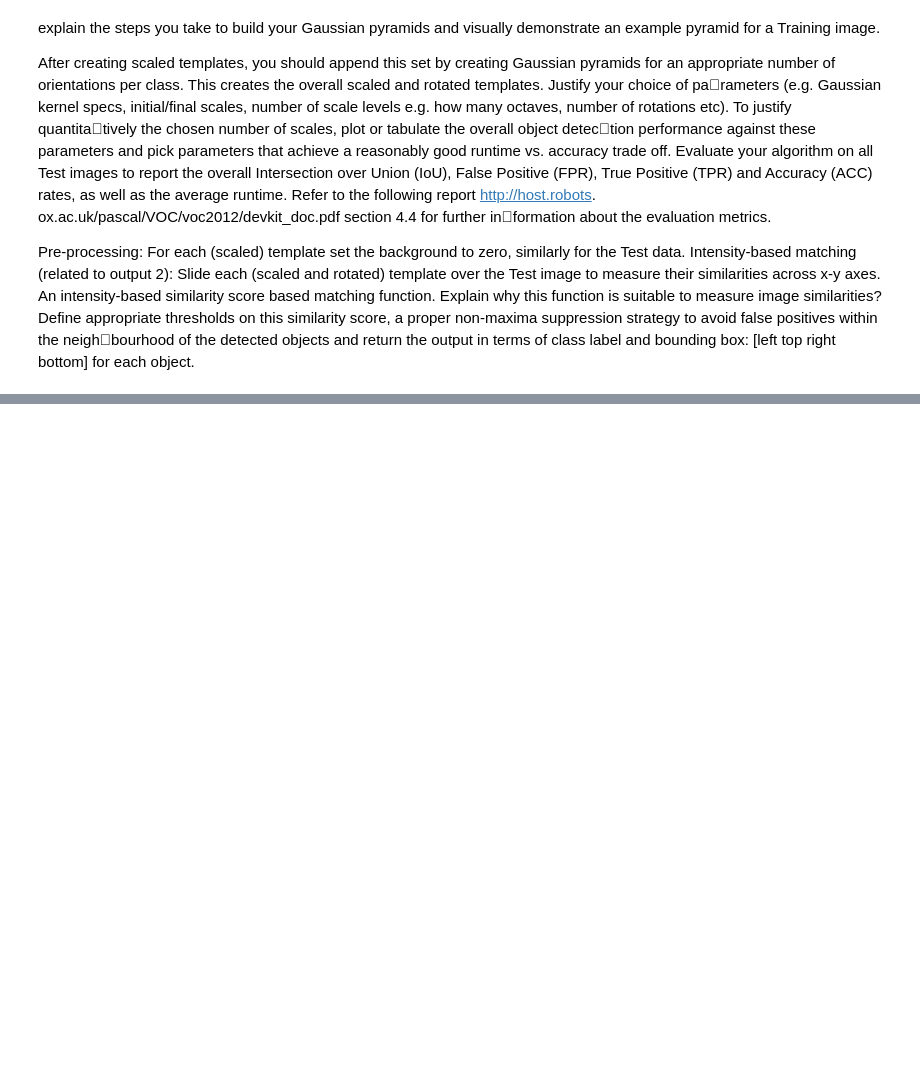
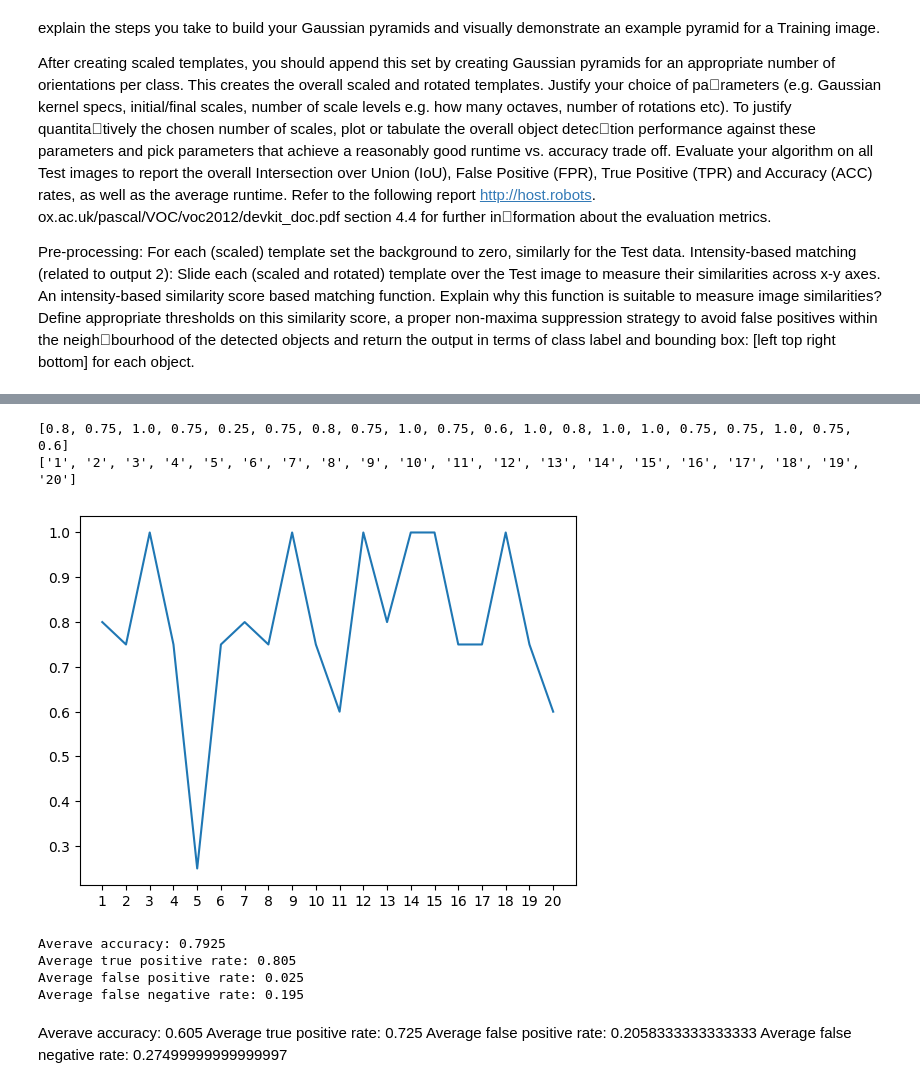
Before and after one commit to coeus-uk/computer-vision, a Jupyter notebook: Task2.ipynb, the cells around one changed output, grey strips where cells are left out. Drawn from its saved outputs; the diff is of its cells as text; code cells hidden in the pictures; blank space fills up the shorter version.

```diff
--- a/Task2.ipynb
+++ b/Task2.ipynb
@@ -82,19 +58,0 @@ Bounding boxes with opencv
-# %%
-images = task2.images_with_annotations(Path("Task2Dataset"))
-
-# Match templates for image 1 and display their bounding boxes
-img, annotations = next(images)
-template_bounds = [np.array([row.left, row.right, row.top, row.bottom])
-              for row in annotations.itertuples()]
-templates = [img[row.left:row.right, row.top:row.bottom]
-             for row in annotations.itertuples()]
-task2.predict_bounding_boxes_cv2(img, templates, template_bounds)
-plt.imshow(cv2.cvtColor(img, cv2.COLOR_GRAY2RGB)), plt.show()
-
-# Attempt to match the same templates onto the next image
-# This obviously fails
-next_img, next_annotations = next(images)
-next_template_bounds = [np.array([row.left, row.right, row.top, row.bottom])
-              for row in next_annotations.itertuples()]
-task2.predict_bounding_boxes_cv2(next_img, templates, next_template_bounds)
-plt.imshow(cv2.cvtColor(next_img, cv2.COLOR_GRAY2RGB)), plt.show()
@@ -211,3 +152,28 @@ Average false negative rate: 0.0
+# %%
+img_names = [f"{i + 1}" for i in range(20)]
+accuracy, tpr, fpr, fnr = [list(t) for t in zip(*rotated_images)]
+print(list(accuracy))
+print(img_names)
+plt.plot(img_names, accuracy), plt.show()
+
+average_metrics = [np.mean(values) for values in zip(*rotated_images)]
+print(f"Averave accuracy: {average_metrics[0]}")
+print(f"Average true positive rate: {average_metrics[1]}")
+print(f"Average false positive rate: {average_metrics[2]}")
+print(f"Average false negative rate: {average_metrics[3]} ")
+# %% [output]
+[0.8, 0.75, 1.0, 0.75, 0.25, 0.75, 0.8, 0.75, 1.0, 0.75, 0.6, 1.0, 0.8, 1.0, 1.0, 0.75, 0.75, 1.0, 0.75, 0.6]
+['1', '2', '3', '4', '5', '6', '7', '8', '9', '10', '11', '12', '13', '14', '15', '16', '17', '18', '19', '20']
+[figure, added]
+Averave accuracy: 0.7925
+Average true positive rate: 0.805
+Average false positive rate: 0.025
+Average false negative rate: 0.195
+# %% [markdown]
+Averave accuracy: 0.605
+Average true positive rate: 0.725
+Average false positive rate: 0.2058333333333333
+Average false negative rate: 0.27499999999999997
 # %%
 num_pyramid_levels = 5
 images = task2.images_with_annotations(Path("Task2Dataset"))
```
Also changed, not shown: parts of 10 cells of this notebook, 2 other files.
